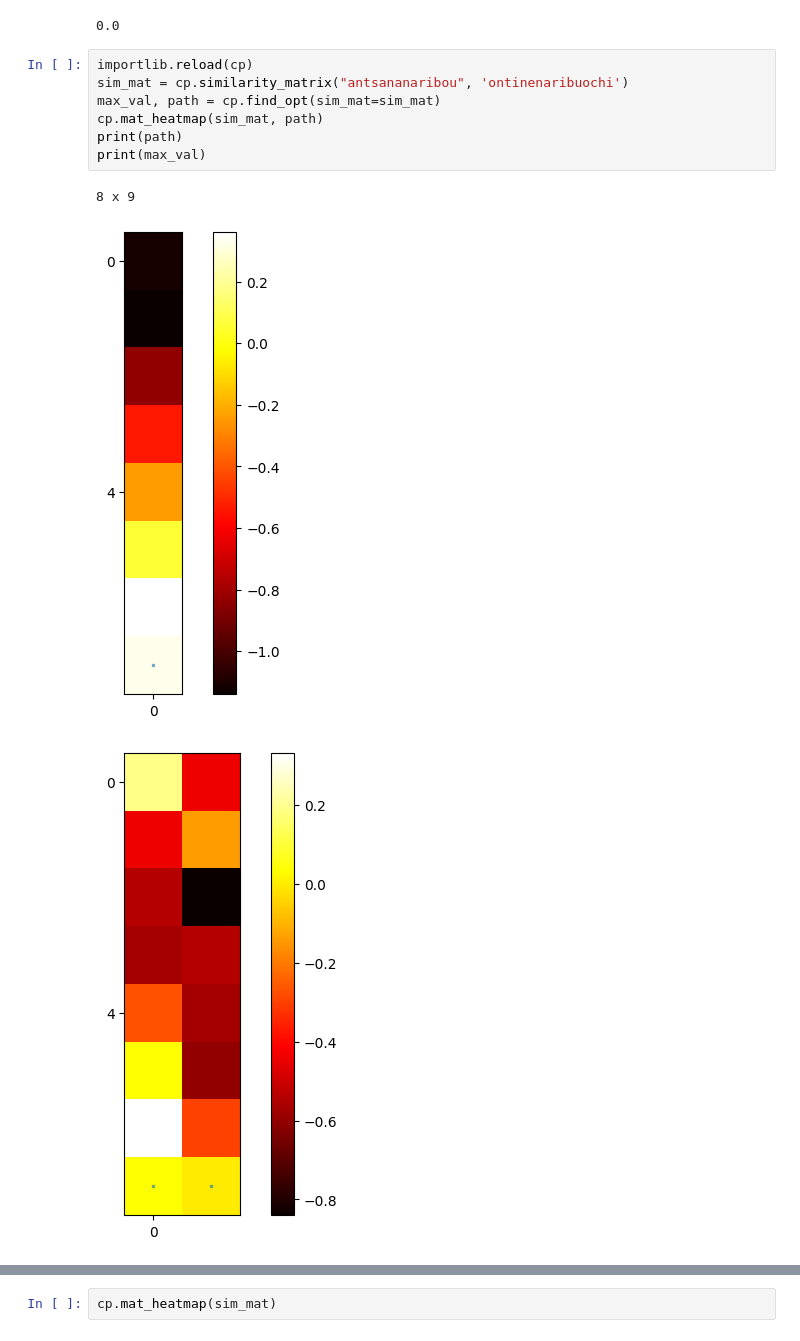
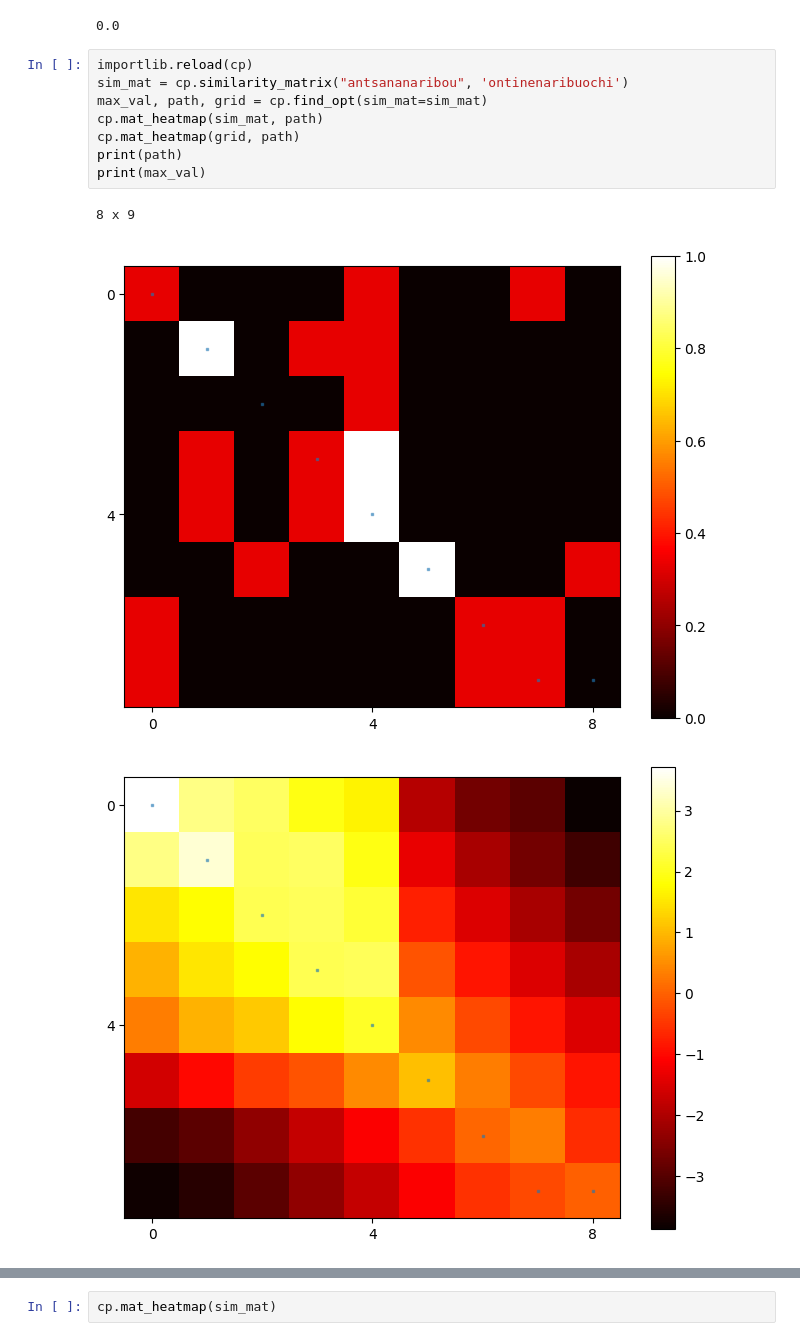
Before and after one commit to naniri04/Vocal_Recognition, a Jupyter notebook: test.ipynb, the cells around one changed output, grey strips where cells are left out. Saved outputs shown, nothing was run; the diff lists cells and outputs as text.

```diff
--- a/test.ipynb
+++ b/test.ipynb
@@ -40,11 +40,12 @@ np.zeros((3,4))[0,0]
 # %%
 importlib.reload(cp)
 sim_mat = cp.similarity_matrix("antsananaribou", 'ontinenaribuochi')
-max_val, path = cp.find_opt(sim_mat=sim_mat)
+max_val, path, grid = cp.find_opt(sim_mat=sim_mat)
 cp.mat_heatmap(sim_mat, path)
+cp.mat_heatmap(grid, path)
 print(path)
 print(max_val)
 # %% [output]
 8 x 9
-[figure, old version]
+[figure, new version]
-[figure, old version]
+[figure, new version]
```
Also changed, not shown: parts of 1 cell of this notebook, 4 other files.
